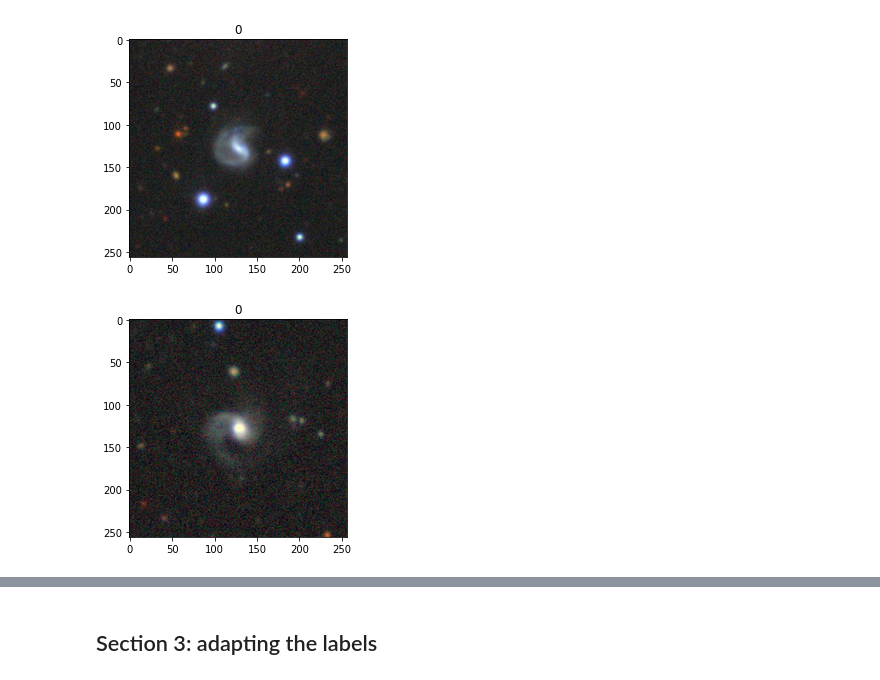
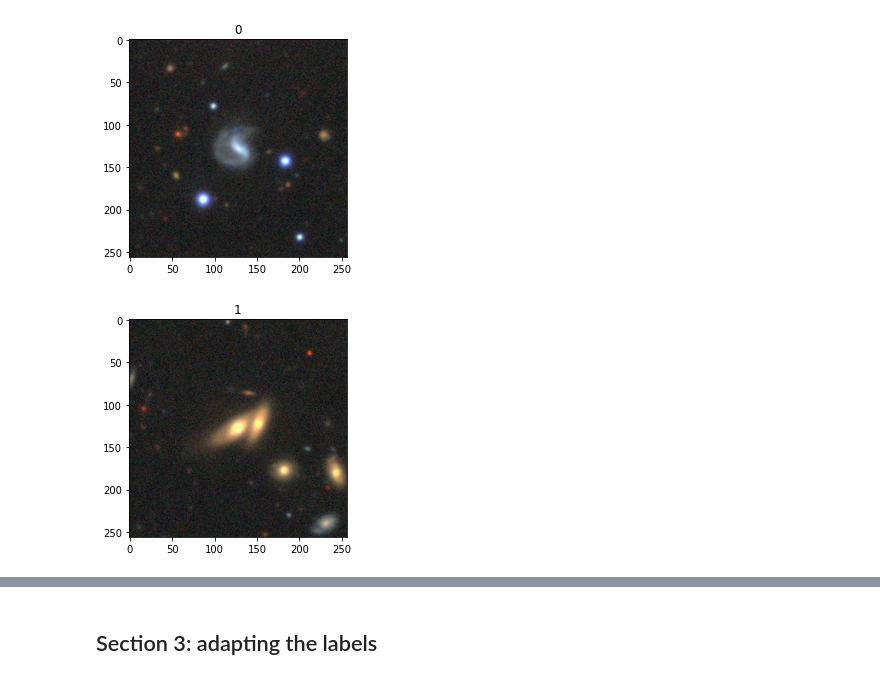
Before and after one commit to emadonev/galaxy_merger, a Jupyter notebook: nbs/03_Real_data.ipynb, the cells around one changed output, grey strips where cells are left out. Cells and saved outputs as stored; diff of their text form; code cells hidden in the pictures.

```diff
--- a/nbs/03_Real_data.ipynb
+++ b/nbs/03_Real_data.ipynb
@@ -57,11 +61,11 @@ plt.show()
 # %% [output]
 [figure]
 # %%
-image = images_r[108]
+image = images_r[1082]
 norm = simple_norm(image, 'log', max_percent=99.75)
 plt.imshow(image, aspect='equal', norm=norm)
-plt.title(labels_r[108])
+plt.title(labels_r[1082])
 plt.show()
 # %% [output]
-[figure, old version]
+[figure, new version]
 # %%
```
Also changed, not shown: parts of 27 cells of this notebook.
